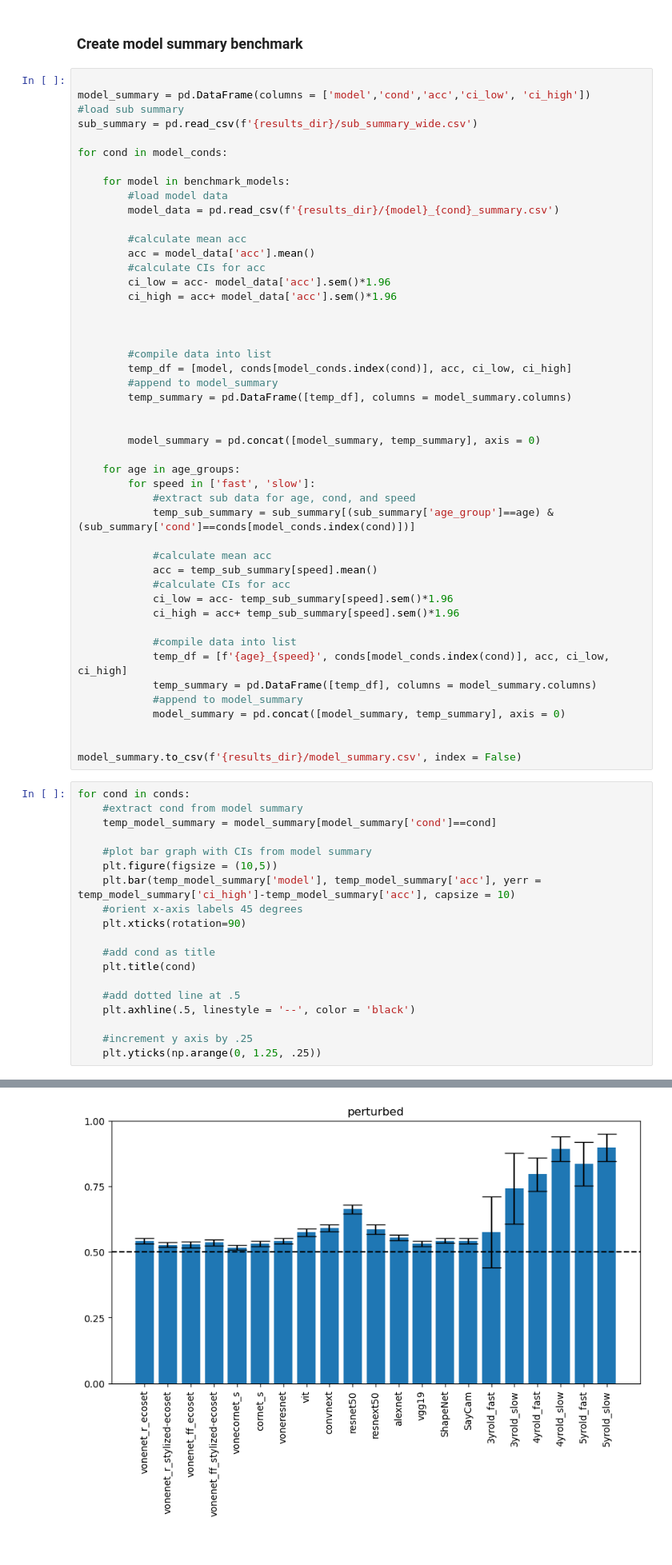
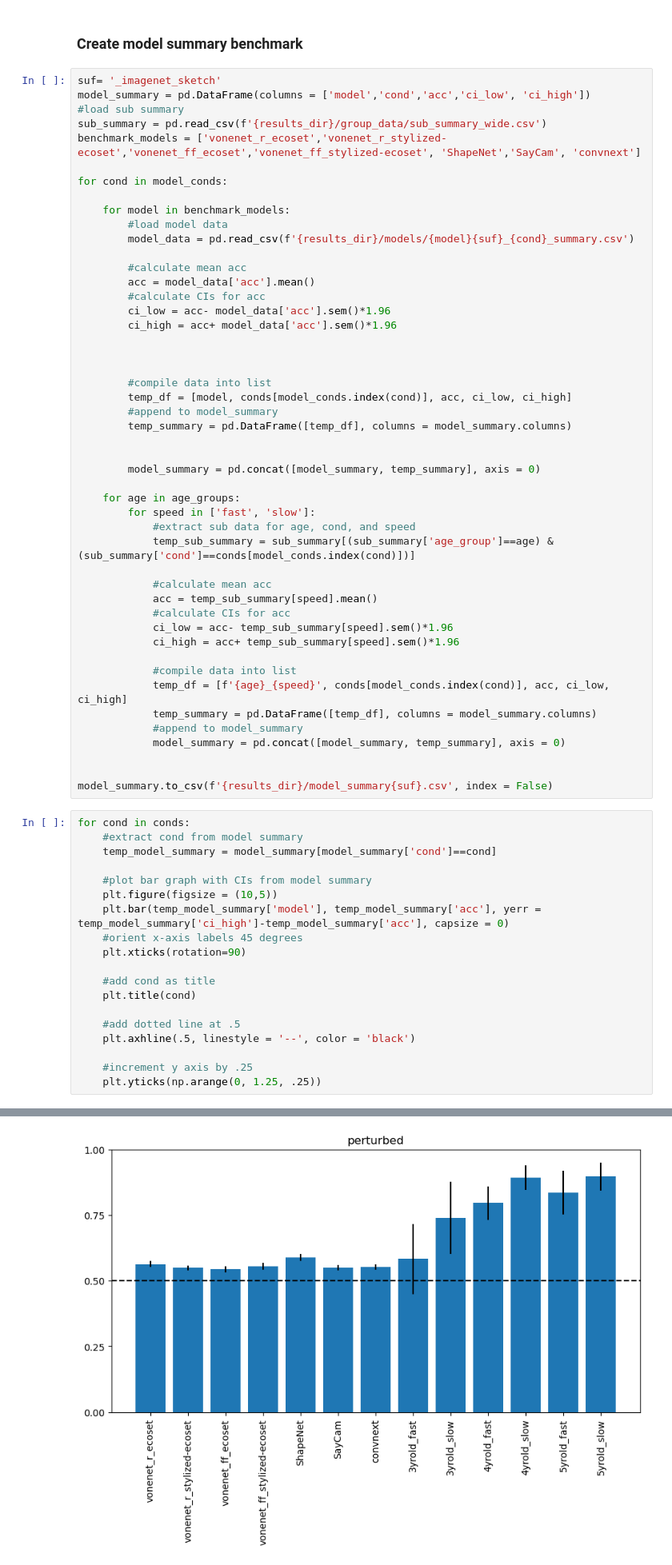
Before and after one commit to vayzenb/kornet, a Jupyter notebook: analyses/sub_analysis.ipynb, the cells around one changed output, grey strips where cells are left out. Shown at 80% size. Drawn from its saved outputs; the diff is of its cells as text.

Commit message:
decoded images

```diff
--- a/analyses/sub_analysis.ipynb
+++ b/analyses/sub_analysis.ipynb
@@ -201,16 +202,17 @@ def make_line_plot(summary, grouping):
 # %% [markdown]
 ### Create model summary benchmark
 # %%
-
+suf= '_imagenet_sketch'
 model_summary = pd.DataFrame(columns = ['model','cond','acc','ci_low', 'ci_high'])
 #load sub summary
-sub_summary = pd.read_csv(f'{results_dir}/sub_summary_wide.csv')
+sub_summary = pd.read_csv(f'{results_dir}/group_data/sub_summary_wide.csv')
+benchmark_models = ['vonenet_r_ecoset','vonenet_r_stylized-ecoset','vonenet_ff_ecoset','vonenet_ff_stylized-ecoset', 'ShapeNet','SayCam', 'convnext']
 
 for cond in model_conds:
 
     for model in benchmark_models:
         #load model data
-        model_data = pd.read_csv(f'{results_dir}/{model}_{cond}_summary.csv')
+        model_data = pd.read_csv(f'{results_dir}/models/{model}{suf}_{cond}_summary.csv')
 
         #calculate mean acc
         acc = model_data['acc'].mean()
@@ -246,7 +248,7 @@ for cond in model_conds:
             model_summary = pd.concat([model_summary, temp_summary], axis = 0)
 
 
-model_summary.to_csv(f'{results_dir}/model_summary.csv', index = False)
+model_summary.to_csv(f'{results_dir}/model_summary{suf}.csv', index = False)
 # %%
 for cond in conds:
     #extract cond from model summary
@@ -254,7 +256,7 @@ for cond in conds:
 
     #plot bar graph with CIs from model summary
     plt.figure(figsize = (10,5))
-    plt.bar(temp_model_summary['model'], temp_model_summary['acc'], yerr = temp_model_summary['ci_high']-temp_model_summary['acc'], capsize = 10)
+    plt.bar(temp_model_summary['model'], temp_model_summary['acc'], yerr = temp_model_summary['ci_high']-temp_model_summary['acc'], capsize = 0)
     #orient x-axis labels 45 degrees
     plt.xticks(rotation=90)
 
@@ -271 +273 @@ for cond in conds:
-[figure, old version]
+[figure, new version]
```
Also changed, not shown: parts of 4 cells of this notebook, 32 other files.
